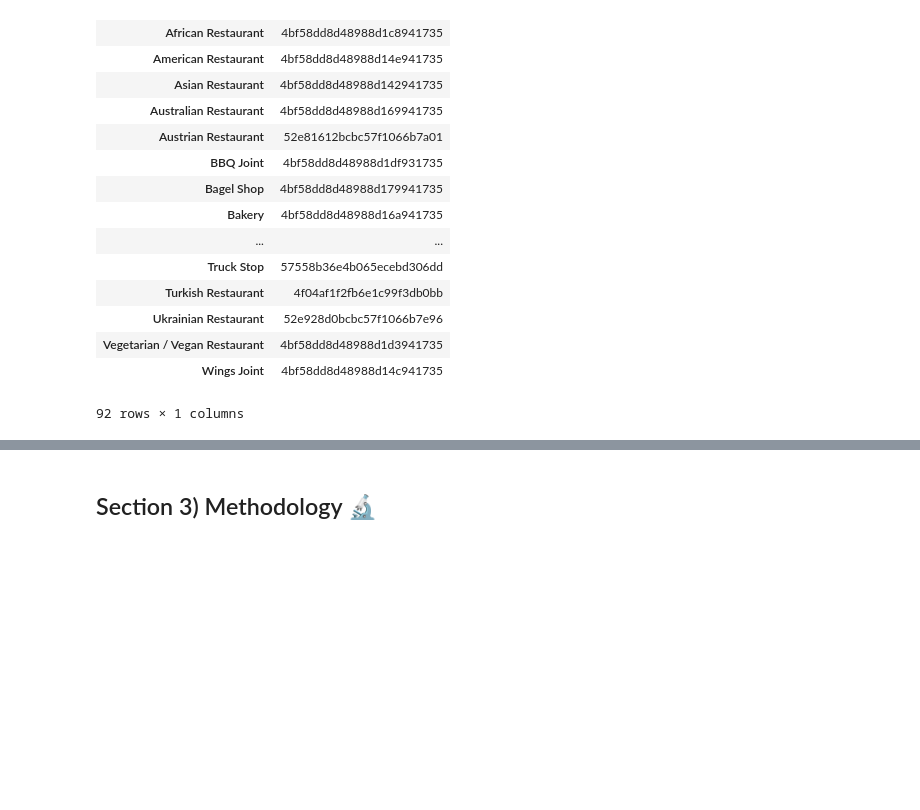
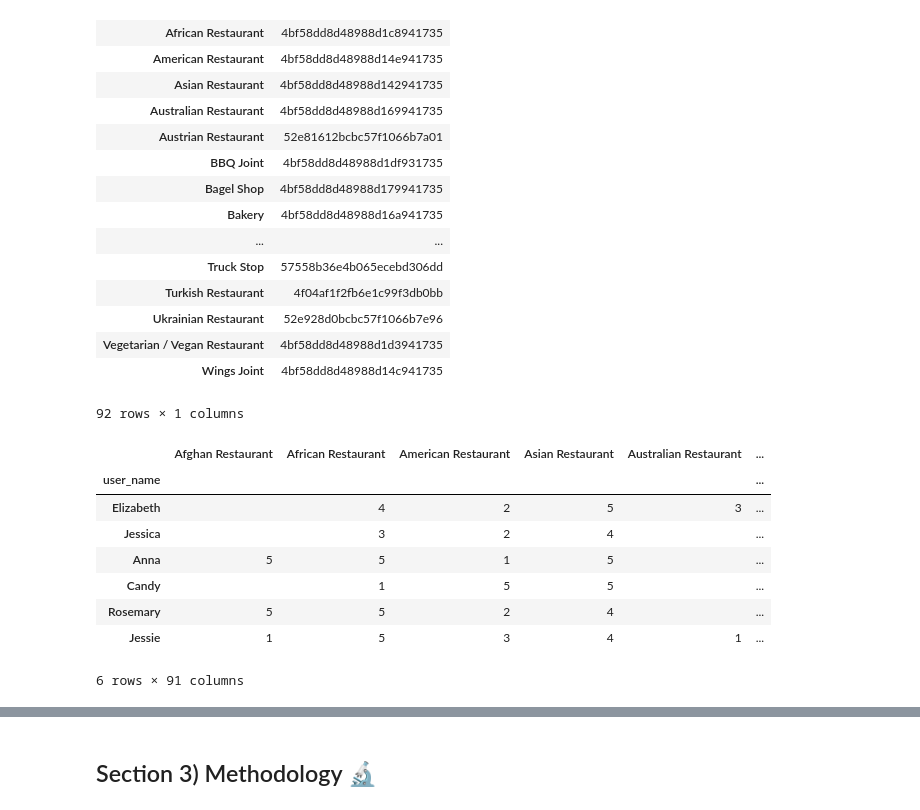
Before and after one commit to Astayonix/BattleOfTheNeighborhoods, a Jupyter notebook: I_Dont_Know_Where_Do_You_Want_to_Eat.ipynb, the cells around one changed output, grey strips where cells are left out. Drawn from its saved outputs; the diff is of its cells as text; code cells hidden in the pictures; blank space fills up the shorter version.

```diff
--- a/I_Dont_Know_Where_Do_You_Want_to_Eat.ipynb
+++ b/I_Dont_Know_Where_Do_You_Want_to_Eat.ipynb
@@ -132,3 +128,51 @@ user_category_df.to_excel('request_inputs.xlsx')
+# %%
+# Though the magic of time, my friends and colleagues have input their preferences for each cuisine.
+# I gave my friends and colleauges instructions to fill out the user_category matrix with a rank of 1 - 5 (1 being lowest and 5 being highest).
+# If my friend didn't have a preference or experience with a particular cuisine, I instructed them the leave the field blank.  The recommender system will take care of that.
+
+# For when you're ready to get rid of that stupid 'Restaurant' category -_-'
+# user_category_matrix_column_names = list((food.lower().replace(' ', '_') for food in food_id_dataframe[(food_id_dataframe.index != 'Food') | (food_id_dataframe.index != 'Restaurant')].index))
+user_category_matrix_column_names = list((food for food in food_id_dataframe[food_id_dataframe.index != 'Food'].index))
+user_category_matrix_column_names.insert(0, 'user_name')
+
+user_category_matrix = pd.DataFrame(columns=user_category_matrix_column_names)
+user_category_matrix
+def build_user_category_matrix(user_info_list):
+    '''
+    Builds the user/category matrix which represents each user's preference for different cuisines
+    '''
+    user_category_dict = {}
+    for user_cat, cat_name in zip(user_info_list, user_category_matrix_column_names):
+        user_category_dict[cat_name] = user_cat
+    user_category_matrix.loc[len(user_category_matrix)] = user_category_dict
+
+elizabeth = ['Elizabeth', '', 4, 2, 5, 3, '', '', 4, 3, '', 2, 1, 4, 3, 2, 3, 2, 4, 5, '', 2, 2, 3, '', '', 1, 2, 1, 4, '', 3, 2, 3, 1, 1, 1, 2, 1, 4, 2, 1, '', 1, 3, '', 4, '', 4, 1, '', 5, 1, 4, '', 2, 1, 4, 1, 4, 4, 5, '', 1, '', 1, 1, '', '', 1, '', 3, 3, 2, '', '', 1, '', 1, 3, 4, '', 4, 1, '', 1, 1, 1, '', '', 5, 1]
+jessica = ['Jessica', '', 3, 2, 4, '', '', 3, 1, 3, 2, 2, 4, 2, 1, 3, 1, 4, 5, 5, '', 5, 5, 2, '', 2, 1, 4, 1, 5, '', '', '', 3, 1, 3, '', 1, 3, 5, 1, 5, '', '', 2, '', 5, 4, 2, 1, '', 5, '', 4, 5, 4, 3, 3, 3, 5, 4, 5, '', 2, 4, 5, 3, '', '', '', '', '', 3, 4, '', '', 3, '', 3, 5, 5, 3, '', 2, '', 3, 5, 1, '', '', 4, 2]
+anna = ['Anna', 5, 5, 1, 5, '', '', 4, 1, 1, 4, 3, 5, 5, 3, 4, 1, 5, 5, 5, '', 5, 4, 5, 5, 3, 5, 2, 4, 4, '', 5, 4, 5, 1, 3, 4, 1, 3, 4, 5, 4, 3, 4, 4, 5, 5, 5, '', 1, 3, 5, 3, 3, 5, 4, 5, 5, 1, 5, 5, 5, '', 5, 5, 1, 4, 3, '', 5, '', 4, 4, 1, '', '', 5, 3, 3, 4, 4, 5, '', 4, 4, 5, 3, 1, 5, 3, 3, 3]
+candy = ['Candy', '', 1, 5, 5, '', 4, 4, 5, 5, '', 5, 5, 1, 1, 3, 1, 5, 4, '', '', 5, 5, 3, '', 4, 4, 5, 4, 3, '', '', 1, 1, 1, 4, 2, 1, 3, 4, 4, 4, 4, '', 4, 1, 3, 1, 3, 4, 2, 4, '', 5, 4, 1, 1, '', 3, 1, 5, 1, '', '', 1, 5, 5, 1, 1, 1, '', 1, 4, 4, 3, 1, 4, 1, 2, 4, 4, 3, 1, 5, 4, 4, 3, 2, 1, 1, 1, 1]
+rosemary = ['Rosemary', 5, 5, 2, 4, '', 3, 1, 4, 3, 2, 4, 1, 5, 2, 1, 3, 4, 2, 3, 3, 4, 3, 5, '', 3, 3, 2, 4, 5, '', 3, 2, 4, 1, 1, 3, 2, 2, 4, 2, 1, 1, 2, 2, 3, 3, 3, 4, 1, 2, 5, 1, 3, 4, 1, 3, 4, 1, 3, 2, 4, 3, 5, 5, 4, 2, 1, '', 3, 4, 3, 3, 3, 4, 2, 5, '', 3, 4, 4, 3, 5, 1, '', 5, 3, 2, 2, 2, 5, 1]
+jessie = ['Jessie', 1, 5, 3, 4, 1, 1, 1, 1, 1, 1, 4, 1, 1, 3, 2, 5, 3, 1, 1, 1, 1, 1, 1, 1, 1, 1, 2, 1, 1, 1, 1, 1, 5, 1, 1, 1, 4, 3, 2, 3, '', '', '', 1, 4, 5, 5, 1, 1, 1, 5, 1, 4, 5, 5, 5, 4, 1, 5, 1, 5, 2, 1, '', '', '', '', '', '', 3, '', 4, '', 1, 1, '', '', '', '', 1, '', 3, '', '', '', '', '', '', '', 5, '']
+
+# adding the users to the sparse matrix
+build_user_category_matrix(elizabeth)
+build_user_category_matrix(jessica)
+build_user_category_matrix(anna)
+build_user_category_matrix(candy)
+build_user_category_matrix(rosemary)
+build_user_category_matrix(jessie)
+
+user_category_matrix.set_index('user_name', inplace=True)
+user_category_matrix
+# %% [output]
+|  | Afghan Restaurant | African Restaurant | American Restaurant | Asian Restaurant | Australian Restaurant | ... |
+| user_name |  |  |  |  |  | ... |
+| Elizabeth |  | 4 | 2 | 5 | 3 | ... |
+| Jessica |  | 3 | 2 | 4 |  | ... |
+| Anna | 5 | 5 | 1 | 5 |  | ... |
+| Candy |  | 1 | 5 | 5 |  | ... |
+| Rosemary | 5 | 5 | 2 | 4 |  | ... |
+| Jessie | 1 | 5 | 3 | 4 | 1 | ... |
+6 rows × 91 columns
 # %%
 # I also have the preferences of the users who submitted profiles
 
```
Also changed, not shown: parts of 7 cells of this notebook.
